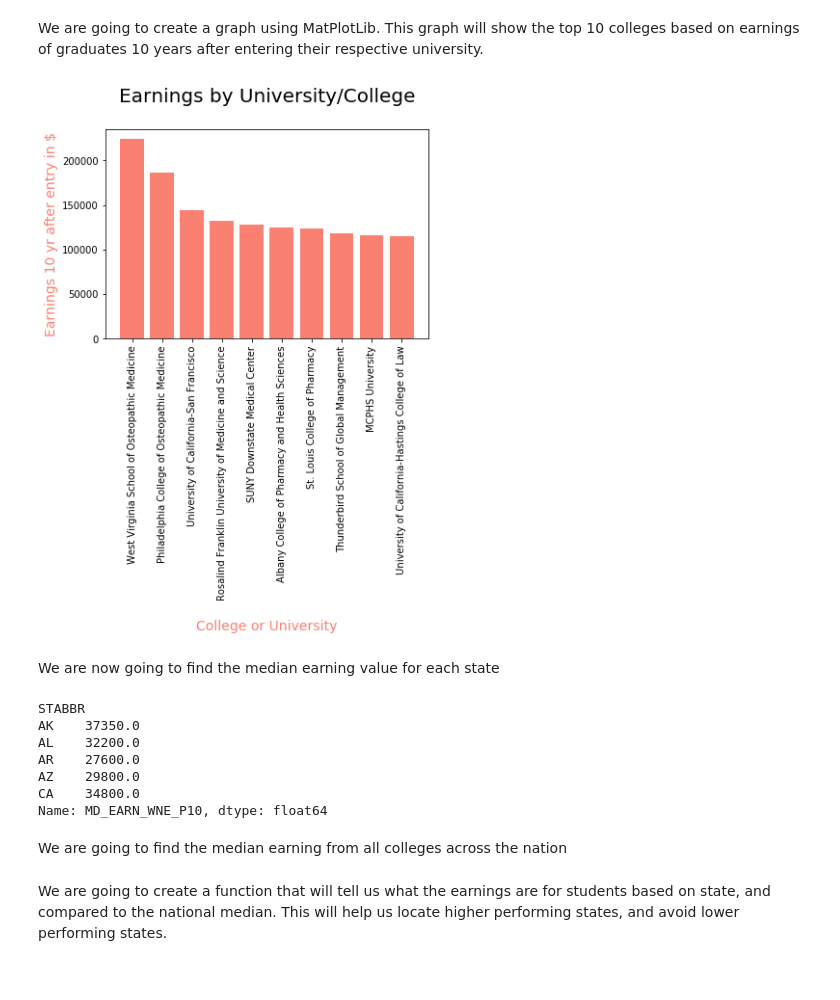
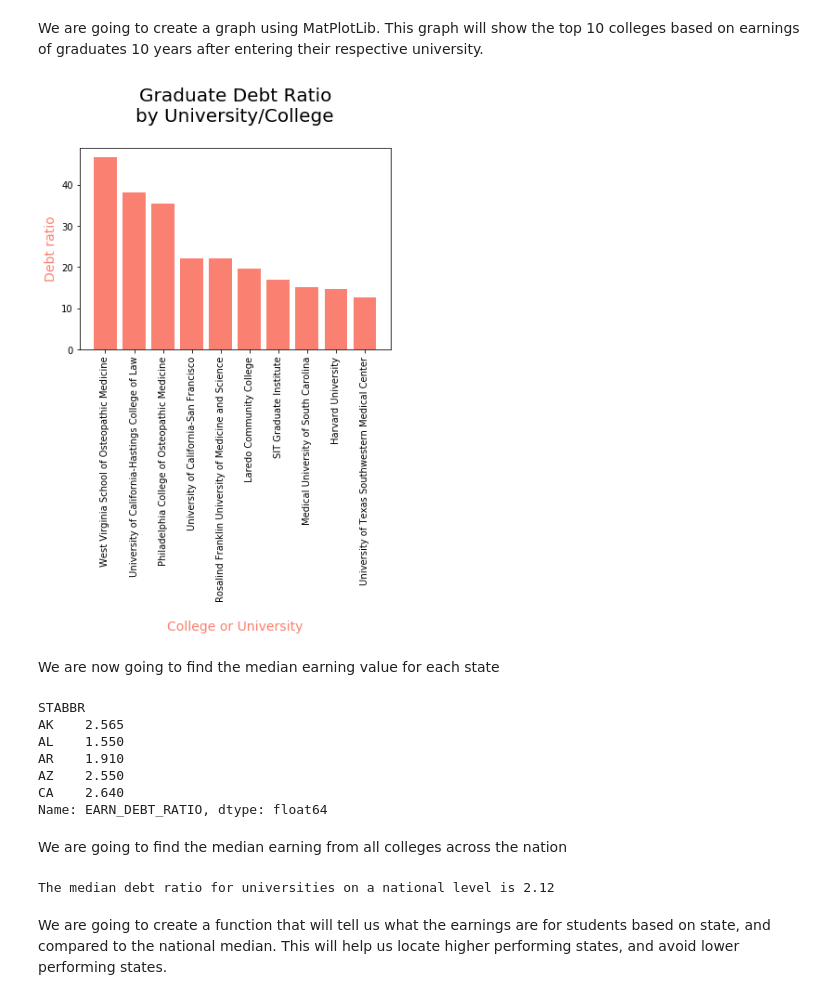
Before and after one commit to welliottm/430, a Jupyter notebook: Final_Project.ipynb, the cells around one changed output. Cells and saved outputs as stored; diff of their text form; code cells hidden in the pictures.

```diff
--- a/Final_Project.ipynb
+++ b/Final_Project.ipynb
@@ -51,10 +51,10 @@ school_df['GRAD_DEBT_MDN_SUPP'] = pd.to_numeric(school_df['GRAD_DEBT_MDN_SUPP'])
 # Removing rows where debt or earnings is 0
 school_df = school_df[school_df.GRAD_DEBT_MDN_SUPP != 0]
 school_df = school_df[school_df.MD_EARN_WNE_P10 != 0]
+# Creating a ratio of earnings divided by debt
+school_df['EARN_DEBT_RATIO'] = round(school_df['MD_EARN_WNE_P10'] / school_df['GRAD_DEBT_MDN_SUPP'], 2)
 # Sorting the dataframe by earnings, decending
-school_df = school_df.sort_values(['MD_EARN_WNE_P10'], ascending = False)
-# Creating a ratio of earnings divided by debt
-school_df['EARN_DEBT_RATIO'] = school_df['MD_EARN_WNE_P10'] / school_df['GRAD_DEBT_MDN_SUPP']
+school_df = school_df.sort_values(['EARN_DEBT_RATIO'], ascending = False)
 # Printing the top 10 schools based on earnings
 school_df.head(10)
 # %% [output]
@@ -74,37 +74,40 @@ We are going to create a graph using MatPlotLib. This graph will show the top 10
 # %%
 # Selecting values from our dataframe to create x and y axes
 x = school_df['INSTNM'].iloc[:10]
-y = school_df['MD_EARN_WNE_P10'].iloc[:10]
+y = school_df['EARN_DEBT_RATIO'].iloc[:10]
 
 # Plotting these values in a bar plot
 plt.bar(x,y, color = 'salmon')
 plt.xticks(rotation=90)
-plt.ylabel('Earnings 10 yr after entry in $', fontsize = 14, color = 'salmon')
+plt.ylabel('Debt ratio', fontsize = 14, color = 'salmon')
 plt.xlabel('\nCollege or University', fontsize = 14, color = 'salmon')
-plt.title('Earnings by University/College\n', fontsize = 20)
+plt.title('Graduate Debt Ratio\nby University/College\n', fontsize = 20)
 plt.show()
 # %% [output]
-[figure, old version]
+[figure, new version]
 # %% [markdown]
 We are now going to find the median earning value for each state
 # %%
 # Using Pandas groupby function to group by state
-med = school_df.groupby(['STABBR'])['MD_EARN_WNE_P10'].median()
+med = school_df.groupby(['STABBR'])['EARN_DEBT_RATIO'].median()
 state_med = med.rename_axis('STABBR')
 state_med.head()
 # %% [output]
 STABBR
-AK    37350.0
-AL    32200.0
-AR    27600.0
-AZ    29800.0
-CA    34800.0
-Name: MD_EARN_WNE_P10, dtype: float64
+AK    2.565
+AL    1.550
+AR    1.910
+AZ    2.550
+CA    2.640
+Name: EARN_DEBT_RATIO, dtype: float64
 # %% [markdown]
 We are going to find the median earning from all colleges across the nation
 # %%
-a = school_df['MD_EARN_WNE_P10'].dropna()
+a = school_df['EARN_DEBT_RATIO'].dropna()
 total_med = np.median(a)
+print(f'The median debt ratio for universities on a national level is {total_med}')
+# %% [output]
+The median debt ratio for universities on a national level is 2.12
 # %% [markdown]
 We are going to create a function that will tell us what the earnings are for students based on state, and compared to the national median. This will help us locate higher performing states, and avoid lower performing states.
 # %%
```
Also changed, not shown: parts of 4 cells of this notebook, 1 other file.
